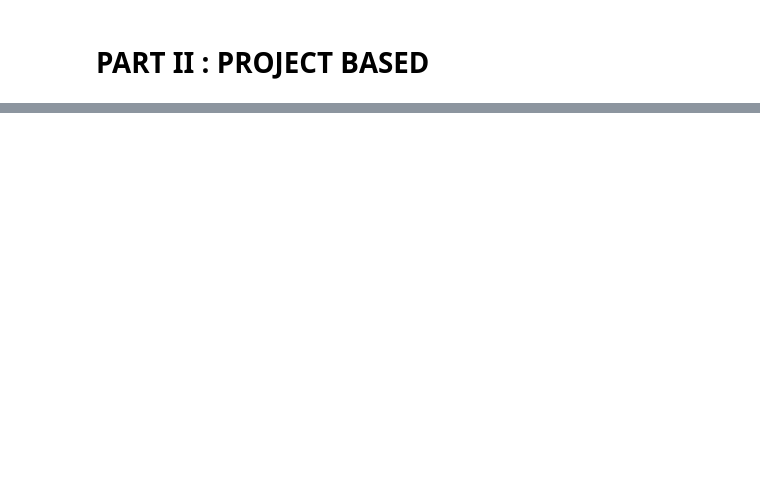
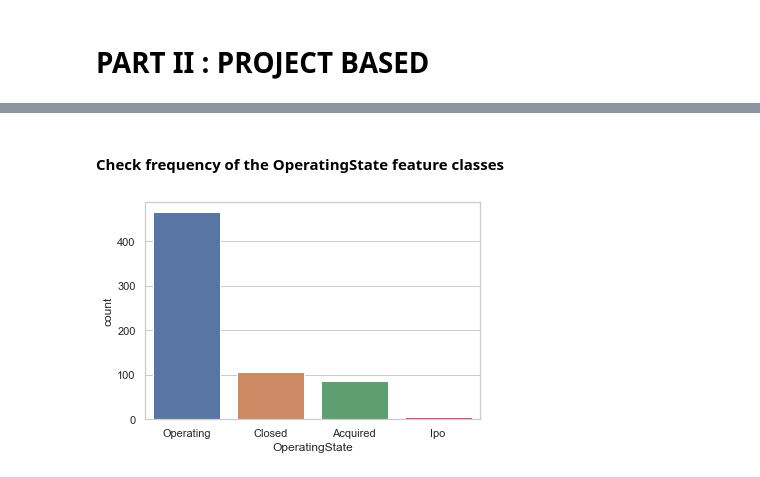
Before and after one commit to aishwarya-chamanoor/AIML_GreatLearning, a Jupyter notebook: Solution.ipynb, the cells around one changed output, grey strips where cells are left out. Drawn from its saved outputs; the diff is of its cells as text; code cells hidden in the pictures; blank space fills up the shorter version.

```diff
--- a/Solution.ipynb
+++ b/Solution.ipynb
@@ -6,6 +6,9 @@ import numpy as np;
 import scipy.stats as stats
 import matplotlib.pyplot as plt;
 import seaborn as sns
+
+sns.set(color_codes=True)
+%matplotlib inline
 # %% [markdown]
 ## Question 1
 # %%
@@ -270,0 +515,6 @@ print((1- stats.norm.cdf(75.37,mean, std)) * 100);
+# %% [markdown]
+#### Check frequency of the OperatingState feature classes
+# %%
+sns.countplot(x='OperatingState',data=final_startup_data);
+# %% [output]
+[figure, added]
```
Also changed, not shown: parts of 114 cells of this notebook.
